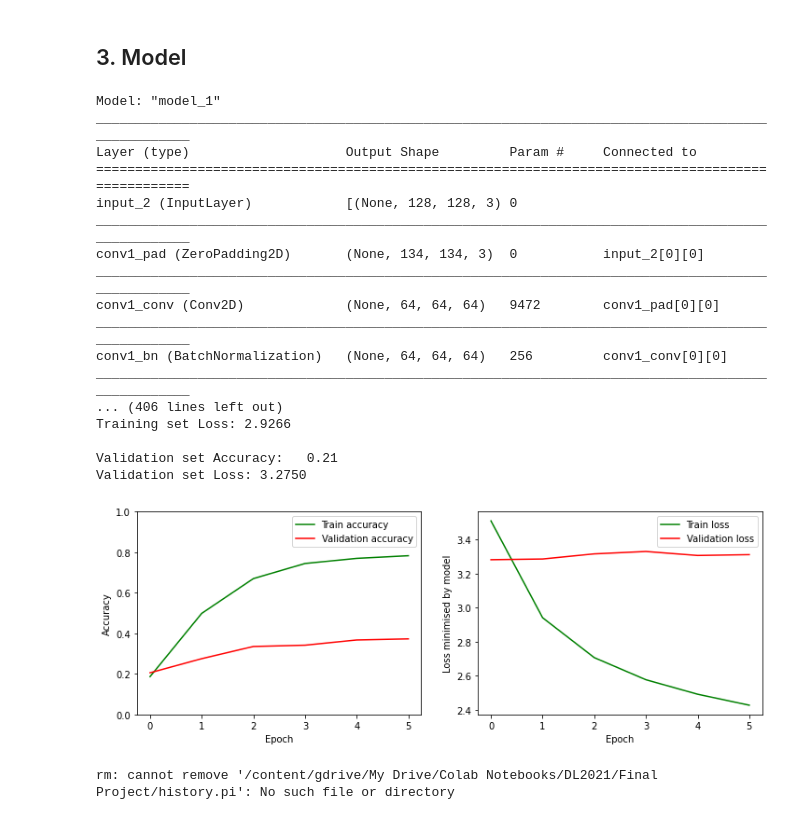
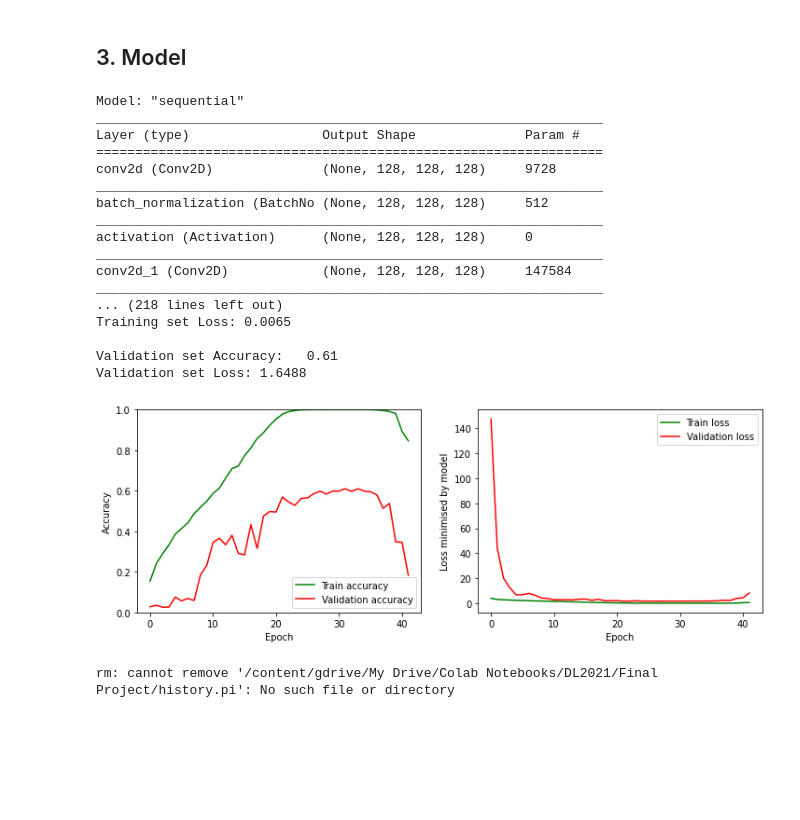
Before and after one commit to aaronhallaert/DeepLearningLab, a Jupyter notebook: Final_Project/Deep_Learning_Final_Project_Artist_Recognition.ipynb, the cells around one changed output. Saved outputs shown, nothing was run; the diff lists cells and outputs as text; code cells hidden in the pictures; blank space fills up the shorter version.

```diff
--- a/Final_Project/Deep_Learning_Final_Project_Artist_Recognition.ipynb
+++ b/Final_Project/Deep_Learning_Final_Project_Artist_Recognition.ipynb
@@ -270,7 +417,4 @@ def initial_model():
 # %%
-# PARAM
-n_epoch = 30
-
 checkpoint_dir = "/content/gdrive/My Drive/Colab Notebooks/DL2021/Final Project/"
 best_model_savename = checkpoint_dir+"best_model.h5"
 monitor = 'val_accuracy'
@@ -284,15 +428,17 @@ best_cp_callback = ModelCheckpoint(best_model_savename,
 
 backup_callback = BackupAndRestore(checkpoint_dir + "backup/")
 
-stopping_callback = EarlyStopping(monitor='val_loss', patience=5, verbose=1,
-                           mode='auto', restore_best_weights=True)
+stopping_callback = EarlyStopping(monitor=monitor, patience=early_stopping_patience, verbose=1,
+                            mode='auto', restore_best_weights=True)
 
 history_callback = HistoryCheckpoint(checkpoint_dir + "history.pi",
                                      monitor=monitor)
 
+
+
 # CREATE MODEL
-model = example_model()
-# model = initial_model()
+# model = example_model()
+model = initial_model()
 model.summary()
 
 # START TRAINING
@@ -303,51 +449,58 @@ try:
   # Set the best value from this history in the 'best model' callback.
   if best_cp_callback.monitor_op == np.less:
     best_cp_callback.best = np.min(history_callback.history[monitor])
   if best_cp_callback.monitor_op == np.greater:
     best_cp_callback.best = np.max(history_callback.history[monitor])
   print(f"History with {len(history_callback.epoch)} epochs loaded!")
 except OSError:
   print("No history found, starting new logs!")
 
+
+callbacks = [history_callback, backup_callback, best_cp_callback]
+if early_stopping_patience != 0:
+  callbacks.append(stopping_callback)
+
+
+
 model.fit(train_generator, steps_per_epoch = STEP_SIZE_TRAIN,
           validation_data=valid_generator, validation_steps = STEP_SIZE_VALID,
           epochs=n_epoch,
           shuffle=True,
           verbose=2,
-          callbacks=[history_callback, backup_callback, stopping_callback, best_cp_callback]
+          callbacks=callbacks
           )
 history = history_callback
 
 [train_loss, train_accuracy] = model.evaluate(train_generator, verbose=0)
 print("Training set Accuracy:{:7.2f}".format(train_accuracy))
 print("Training set Loss:{:7.4f}\n".format(train_loss))
 
 [val_loss, val_accuracy] = model.evaluate(valid_generator, verbose=0)
 print("Validation set Accuracy:{:7.2f}".format(val_accuracy))
 print("Validation set Loss:{:7.4f}\n".format(val_loss))
 
 
 
 plot_history(history)
 # %% [output]
-Model: "model_1"
-__________________________________________________________________________________________________
-Layer (type)                    Output Shape         Param #     Connected to
-==================================================================================================
-input_2 (InputLayer)            [(None, 128, 128, 3) 0
-__________________________________________________________________________________________________
-conv1_pad (ZeroPadding2D)       (None, 134, 134, 3)  0           input_2[0][0]
-__________________________________________________________________________________________________
-conv1_conv (Conv2D)             (None, 64, 64, 64)   9472        conv1_pad[0][0]
-__________________________________________________________________________________________________
-conv1_bn (BatchNormalization)   (None, 64, 64, 64)   256         conv1_conv[0][0]
-__________________________________________________________________________________________________
-... (406 lines left out)
-Training set Loss: 2.9266
+Model: "sequential"
+_________________________________________________________________
+Layer (type)                 Output Shape              Param #
+=================================================================
+conv2d (Conv2D)              (None, 128, 128, 128)     9728
+_________________________________________________________________
+batch_normalization (BatchNo (None, 128, 128, 128)     512
+_________________________________________________________________
+activation (Activation)      (None, 128, 128, 128)     0
+_________________________________________________________________
+conv2d_1 (Conv2D)            (None, 128, 128, 128)     147584
+_________________________________________________________________
+... (218 lines left out)
+Training set Loss: 0.0065
 
-Validation set Accuracy:   0.21
-Validation set Loss: 3.2750
+Validation set Accuracy:   0.61
+Validation set Loss: 1.6488
-[figure, old version]
+[figure, new version]
 # %%
 # Normally, the backup is deleted automatically after all training epochs have ended.
 # Executing this command forces the deletion even if the training is not done yet.
```
Also changed, not shown: parts of 10 cells of this notebook.
